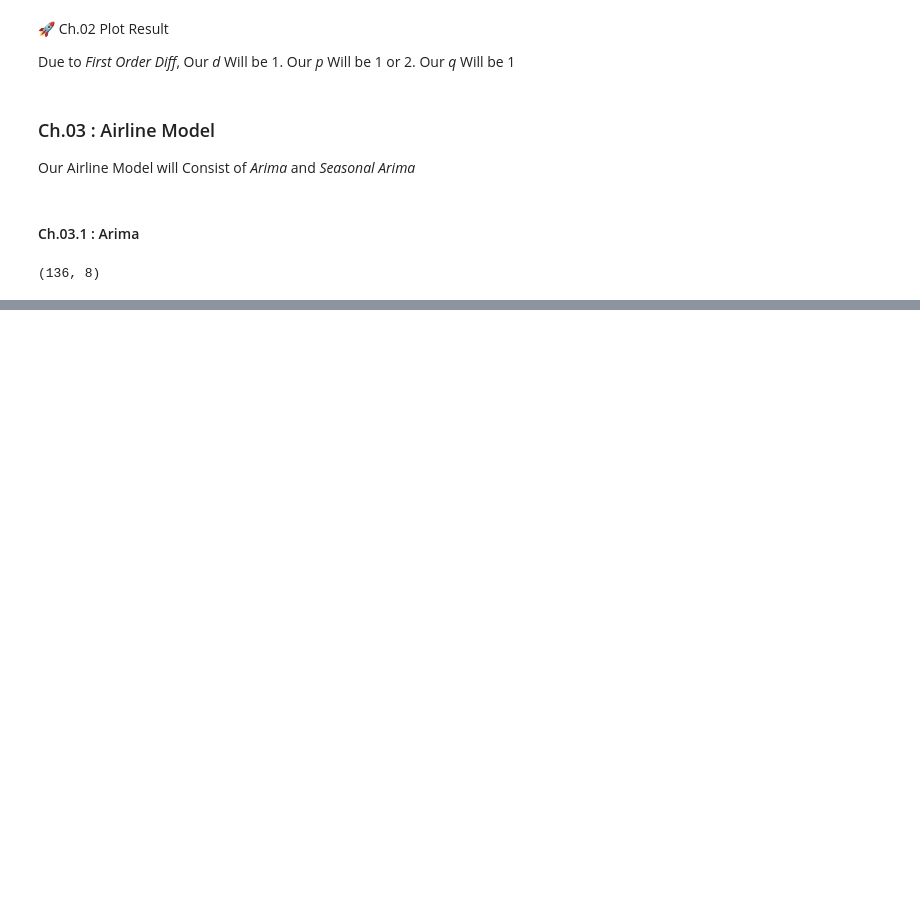
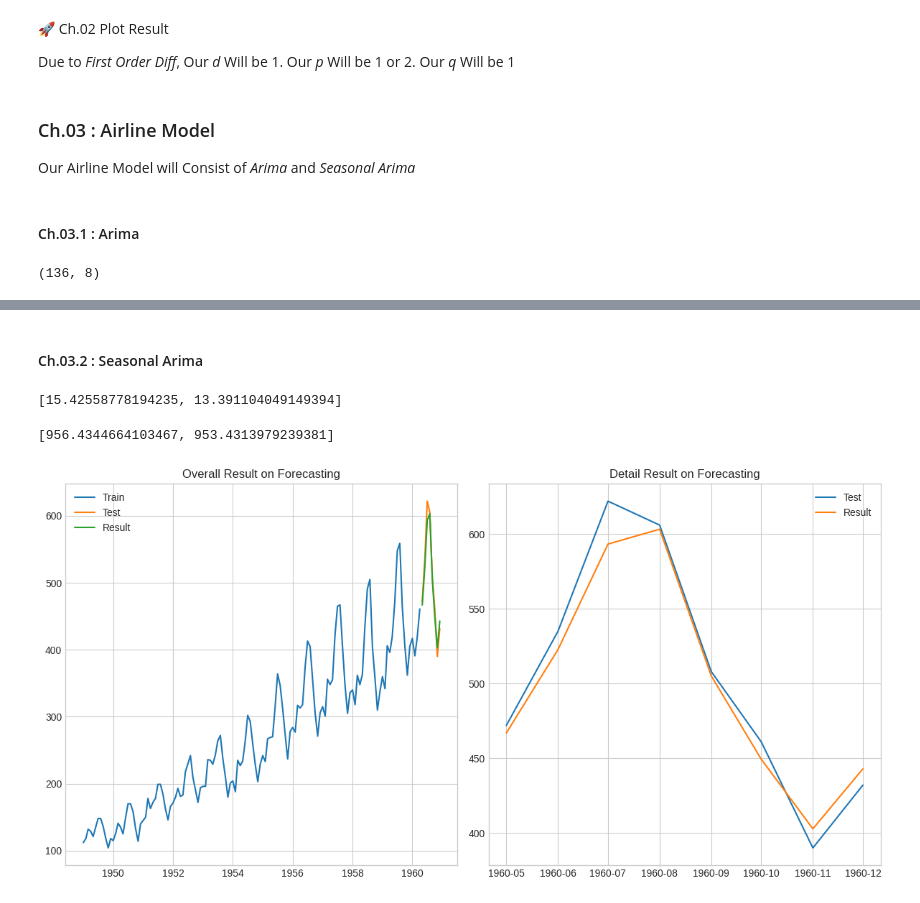
Before and after one commit to Inthari/Air, a Jupyter notebook: Lab 01.ipynb, the cells around one changed output, grey strips where cells are left out. Saved outputs shown, nothing was run; the diff lists cells and outputs as text; code cells hidden in the pictures; blank space fills up the shorter version.

```diff
--- a/Lab 01.ipynb
+++ b/Lab 01.ipynb
@@ -236,0 +279,38 @@ len(train), len(test)
+# %% [markdown]
+#### Ch.03.2 : Seasonal Arima
+# %%
+orders = [(1, 1, 1), (2, 1, 1)]
+
+error_rate = []; model_aic = []
+
+for order in orders:
+
+  seasonal_arima_model = ARIMA(train, order=order, seasonal_order=(1, 1, 0, 12)).fit()
+
+  logits = seasonal_arima_model.forecast(len(test))
+
+  error = np.sqrt(mean_squared_error(test, logits))
+
+  error_rate.append(error)
+
+  model_aic.append(seasonal_arima_model.aic)
+
+error_rate
+# %% [output]
+[15.42558778194235, 13.391104049149394]
+# %%
+model_aic
+# %% [output]
+[956.4344664103467, 953.4313979239381]
+# %%
+order = orders[np.argmin(model_aic)]
+
+seasonal_arima_model = ARIMA(train, order=order, seasonal_order=(1, 1, 0, 12)).fit()
+
+logits = seasonal_arima_model.forecast(len(test))
+
+result = Relplot(train, test, logits)
+
+result.Relplot
+# %% [output]
+[figure, added]
```
Also changed, not shown: parts of 8 cells of this notebook.
